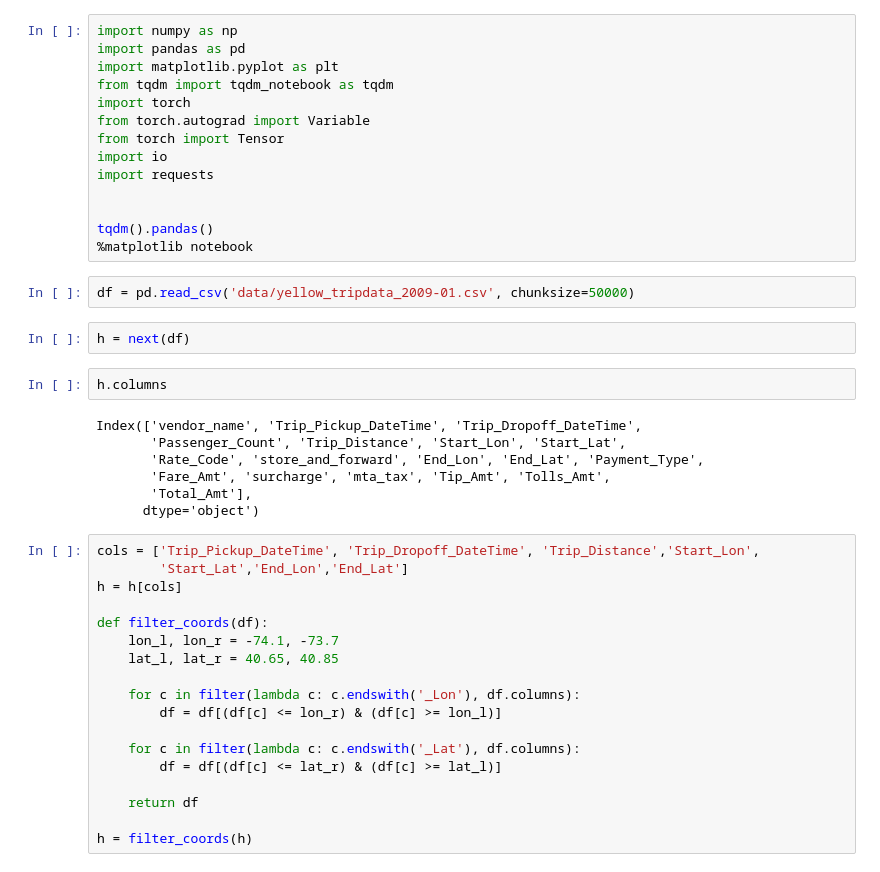
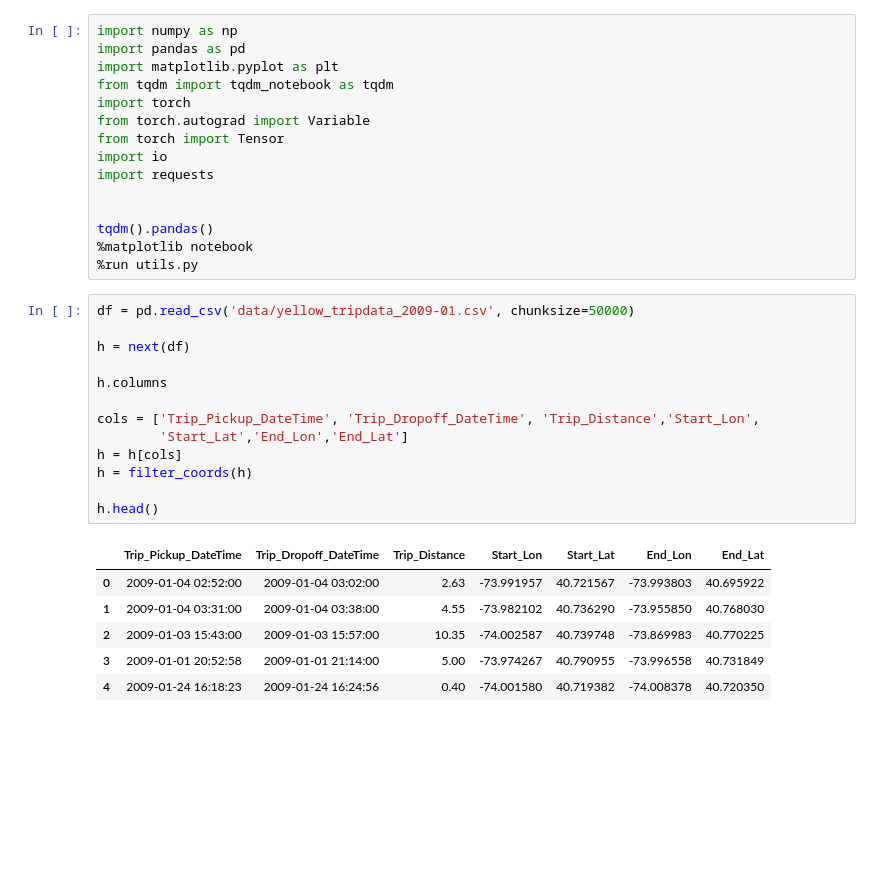
Before and after one commit to M20190649/cs281-final-taxi, a Jupyter notebook: 2017-10-25_JC.ipynb, the cells around one changed output. Cells and saved outputs as stored; diff of their text form; blank space fills up the shorter version.

```diff
--- a/2017-10-25_JC.ipynb
+++ b/2017-10-25_JC.ipynb
@@ -12,34 +12,24 @@ import requests
 
 tqdm().pandas()
 %matplotlib notebook
+%run utils.py
 # %%
 df = pd.read_csv('data/yellow_tripdata_2009-01.csv', chunksize=50000)
+
+h = next(df)
+
+h.columns
+
+cols = ['Trip_Pickup_DateTime', 'Trip_Dropoff_DateTime', 'Trip_Distance','Start_Lon',
+        'Start_Lat','End_Lon','End_Lat']
+h = h[cols]
+h = filter_coords(h)
+
+h.head()
+# %% [output]
+|  | Trip_Pickup_DateTime | Trip_Dropoff_DateTime | Trip_Distance | Start_Lon | Start_Lat | End_Lon | End_Lat |
+| 0 | 2009-01-04 02:52:00 | 2009-01-04 03:02:00 | 2.63 | -73.991957 | 40.721567 | -73.993803 | 40.695922 |
+| 1 | 2009-01-04 03:31:00 | 2009-01-04 03:38:00 | 4.55 | -73.982102 | 40.736290 | -73.955850 | 40.768030 |
+| 2 | 2009-01-03 15:43:00 | 2009-01-03 15:57:00 | 10.35 | -74.002587 | 40.739748 | -73.869983 | 40.770225 |
+| 3 | 2009-01-01 20:52:58 | 2009-01-01 21:14:00 | 5.00 | -73.974267 | 40.790955 | -73.996558 | 40.731849 |
+| 4 | 2009-01-24 16:18:23 | 2009-01-24 16:24:56 | 0.40 | -74.001580 | 40.719382 | -74.008378 | 40.720350 |
-# %%
-h = next(df)
-# %%
-h.columns
-# %% [output]
-Index(['vendor_name', 'Trip_Pickup_DateTime', 'Trip_Dropoff_DateTime',
-       'Passenger_Count', 'Trip_Distance', 'Start_Lon', 'Start_Lat',
-       'Rate_Code', 'store_and_forward', 'End_Lon', 'End_Lat', 'Payment_Type',
-       'Fare_Amt', 'surcharge', 'mta_tax', 'Tip_Amt', 'Tolls_Amt',
-       'Total_Amt'],
-      dtype='object')
-# %%
-cols = ['Trip_Pickup_DateTime', 'Trip_Dropoff_DateTime', 'Trip_Distance','Start_Lon',
-        'Start_Lat','End_Lon','End_Lat']
-h = h[cols]
-
-def filter_coords(df):
-    lon_l, lon_r = -74.1, -73.7
-    lat_l, lat_r = 40.65, 40.85
-
-    for c in filter(lambda c: c.endswith('_Lon'), df.columns):
-        df = df[(df[c] <= lon_r) & (df[c] >= lon_l)]
-
-    for c in filter(lambda c: c.endswith('_Lat'), df.columns):
-        df = df[(df[c] <= lat_r) & (df[c] >= lat_l)]
-
-    return df
-
-h = filter_coords(h)
```
Also changed, not shown: parts of 3 cells of this notebook, 1 other file.
